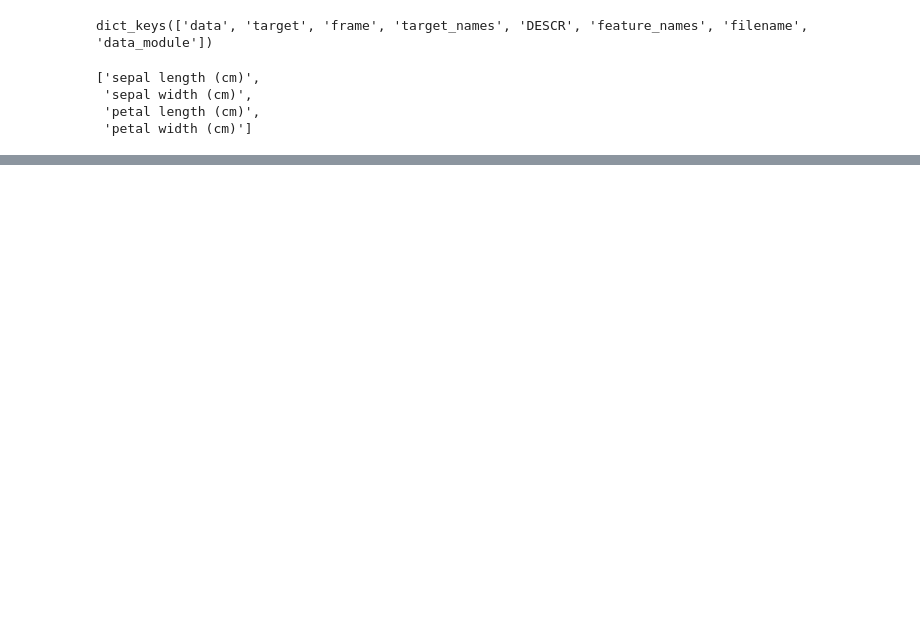
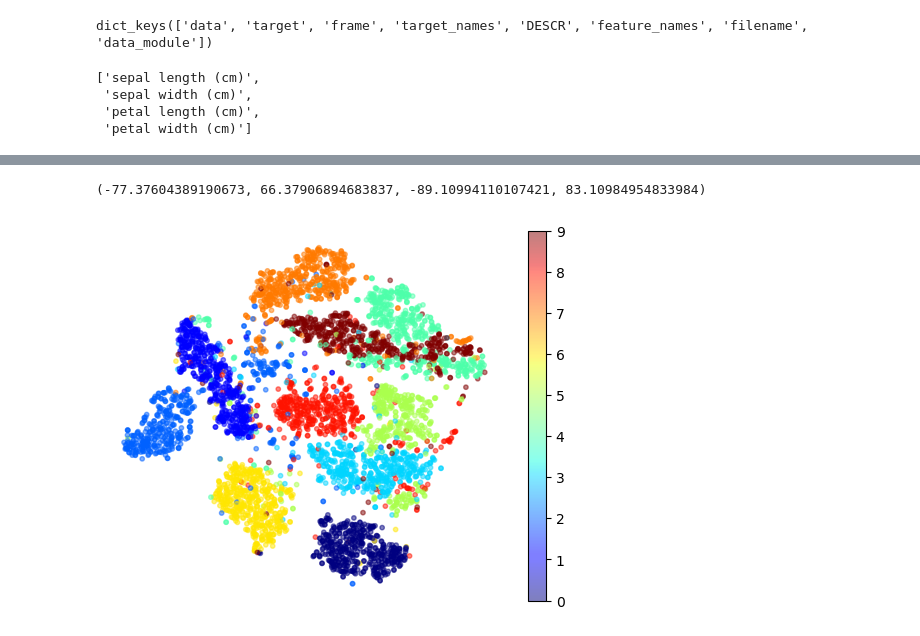
Before and after one commit to aakashks/ML-basics, a Jupyter notebook: PCA.ipynb, the cells around one changed output, grey strips where cells are left out. Drawn from its saved outputs; the diff is of its cells as text; code cells hidden in the pictures; blank space fills up the shorter version.

```diff
--- a/PCA.ipynb
+++ b/PCA.ipynb
@@ -44,0 +146,8 @@ plt.scatter(x=X_2d['PC1'], y=X_2d['PC2'], c=X_2d['target'])
+# %%
+from sklearn.manifold import TSNE
+
+X_sample, y_sample = mnist.data[:5000], mnist.target[:5000]
+
+tsne = TSNE(n_components=2, init="random", learning_rate="auto",
+            random_state=42)
+X_reduced = tsne.fit_transform(X_sample)
@@ -44,0 +164,7 @@ plt.scatter(x=X_2d['PC1'], y=X_2d['PC2'], c=X_2d['target'])
+# %%
+plt.scatter(X_reduced[:,0], X_reduced[:,1], c=y_sample.astype(np.int8), cmap='jet', alpha=0.5, s=10)
+plt.colorbar()
+plt.axis('off')
+# %% [output]
+(-77.37604389190673, 66.37906894683837, -89.10994110107421, 83.10984954833984)
+[figure, added]
```
Also changed, not shown: parts of 27 cells of this notebook.
